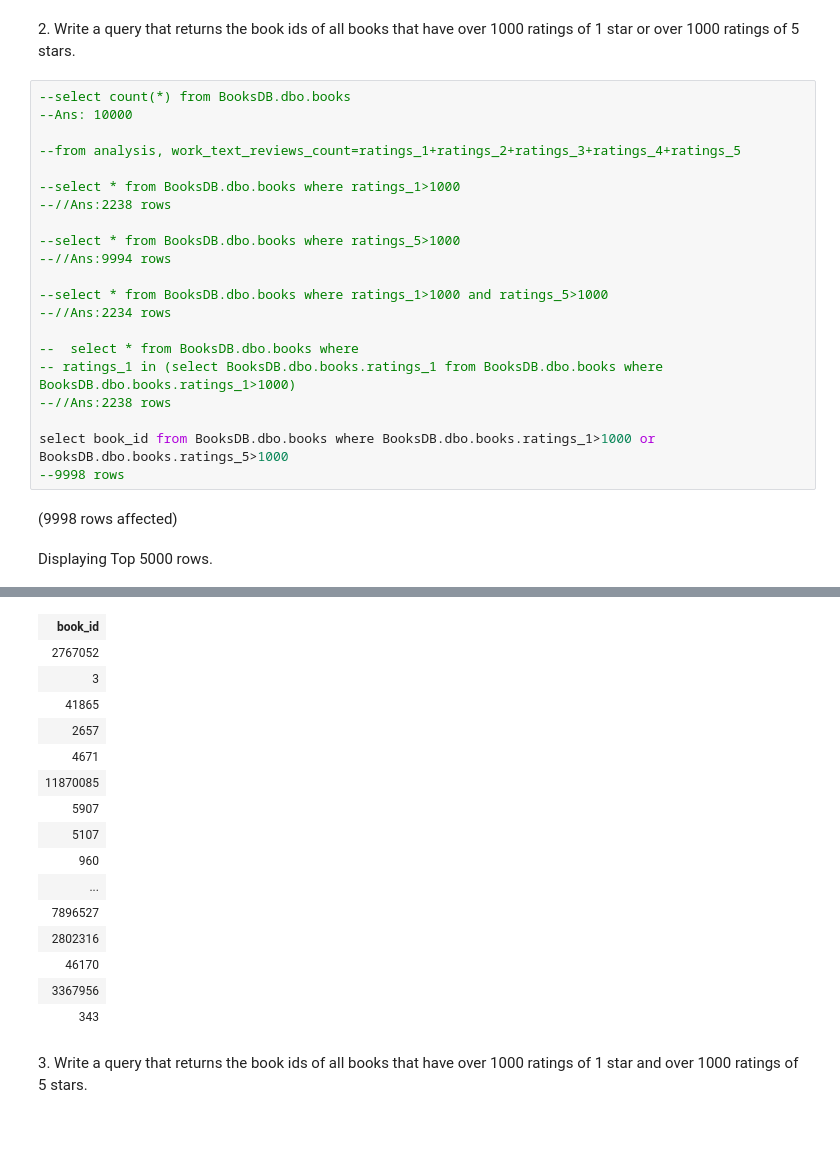
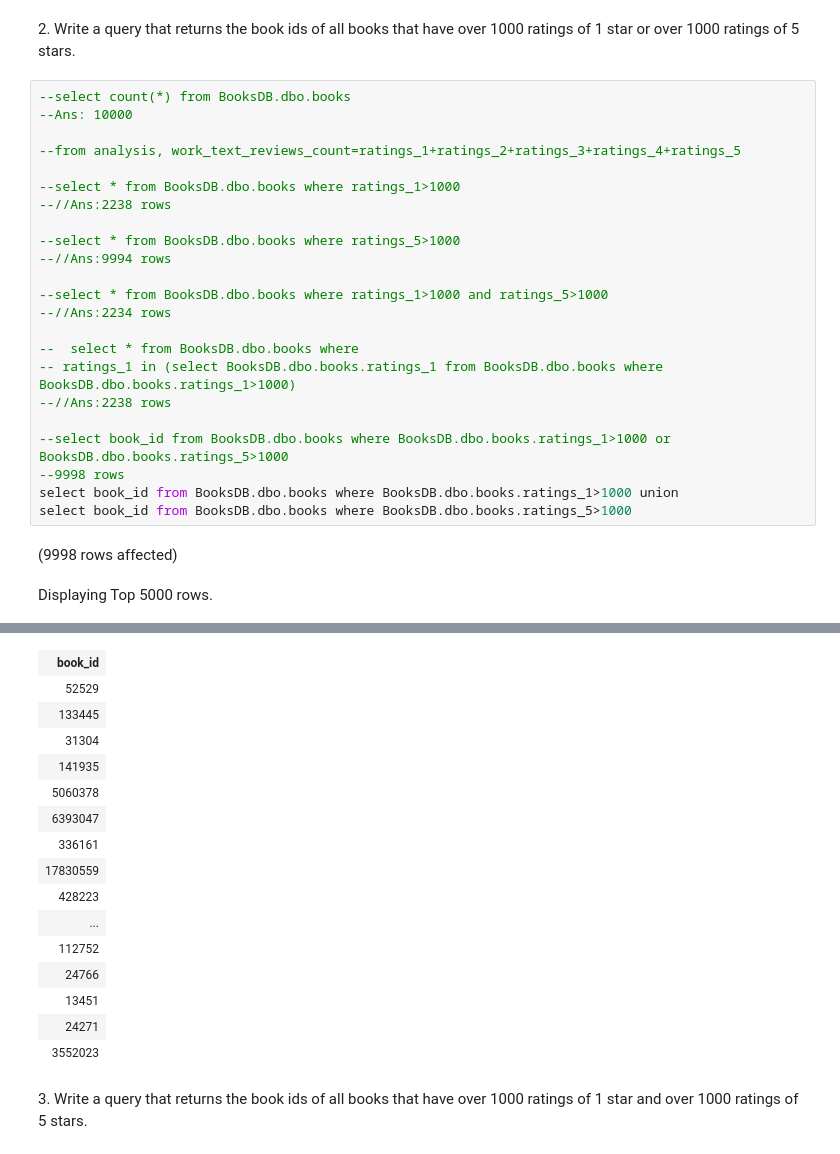
Before and after one commit to pallavikouk/sql-part4-exercises, a Jupyter notebook: sql-part4.ipynb, the cells around one changed output, grey strips where cells are left out. Drawn from its saved outputs; the diff is of its cells as text.

```diff
--- a/sql-part4.ipynb
+++ b/sql-part4.ipynb
@@ -48,8 +48,10 @@ Total execution time: 00:00:00.571
 -- ratings_1 in (select BooksDB.dbo.books.ratings_1 from BooksDB.dbo.books where BooksDB.dbo.books.ratings_1>1000)
 --//Ans:2238 rows
 
-select book_id from BooksDB.dbo.books where BooksDB.dbo.books.ratings_1>1000 or BooksDB.dbo.books.ratings_5>1000
+--select book_id from BooksDB.dbo.books where BooksDB.dbo.books.ratings_1>1000 or BooksDB.dbo.books.ratings_5>1000
 --9998 rows
+select book_id from BooksDB.dbo.books where BooksDB.dbo.books.ratings_1>1000 union
+select book_id from BooksDB.dbo.books where BooksDB.dbo.books.ratings_5>1000
 # %% [output]
 (9998 rows affected)
 Displaying Top 5000 rows.
@@ -57,19 +59,19 @@ Total execution time: 00:00:00.180
 | book_id |
-| 2767052 |
-| 3 |
-| 41865 |
-| 2657 |
-| 4671 |
-| 11870085 |
-| 5907 |
-| 5107 |
-| 960 |
+| 52529 |
+| 133445 |
+| 31304 |
+| 141935 |
+| 5060378 |
+| 6393047 |
+| 336161 |
+| 17830559 |
+| 428223 |
 | ... |
-| 7896527 |
-| 2802316 |
-| 46170 |
-| 3367956 |
-| 343 |
+| 112752 |
+| 24766 |
+| 13451 |
+| 24271 |
+| 3552023 |
 # %% [markdown]
 3. Write a query that returns the book ids of all books that have over 1000 ratings of 1 star and over 1000 ratings of 5 stars.
 # %%
```
Also changed, not shown: parts of 3 cells of this notebook.
